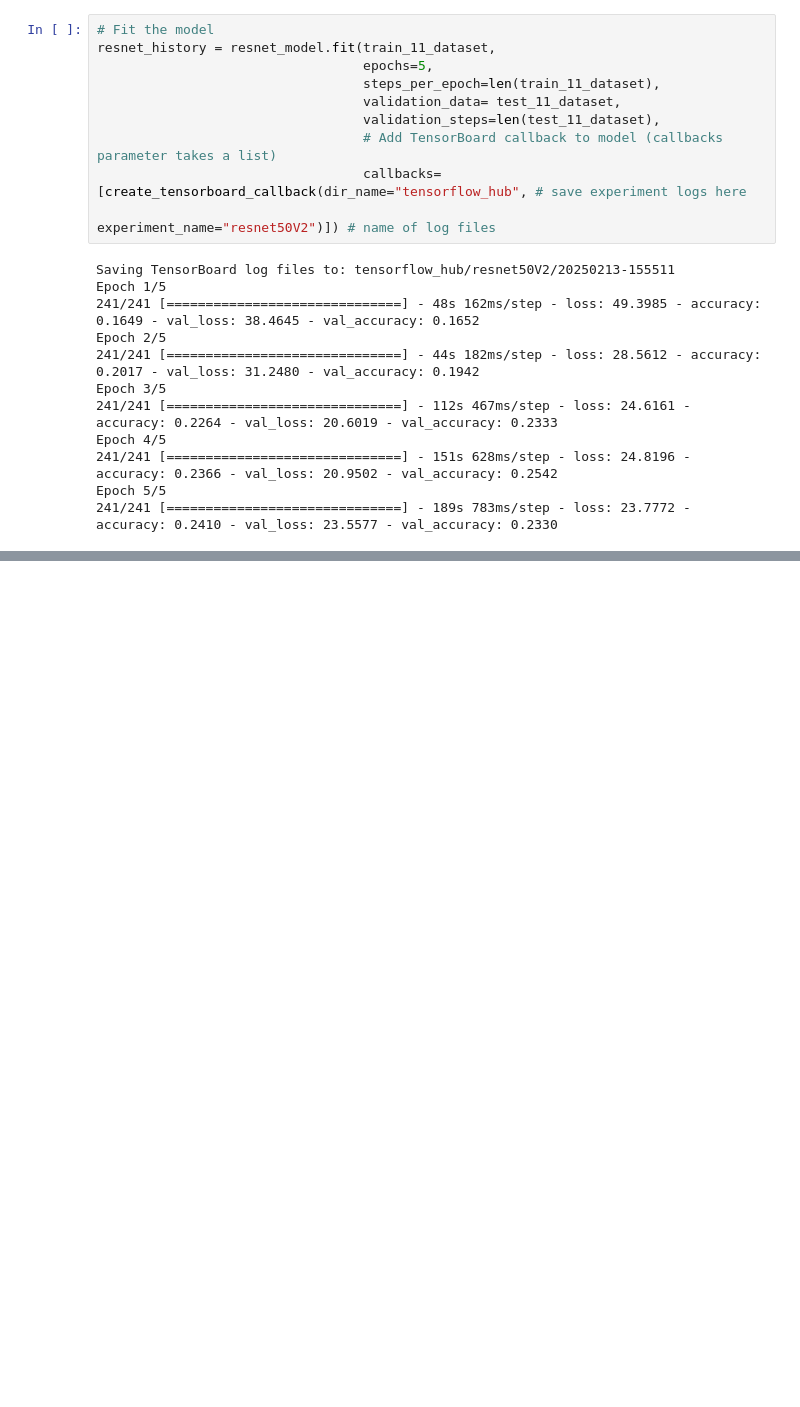
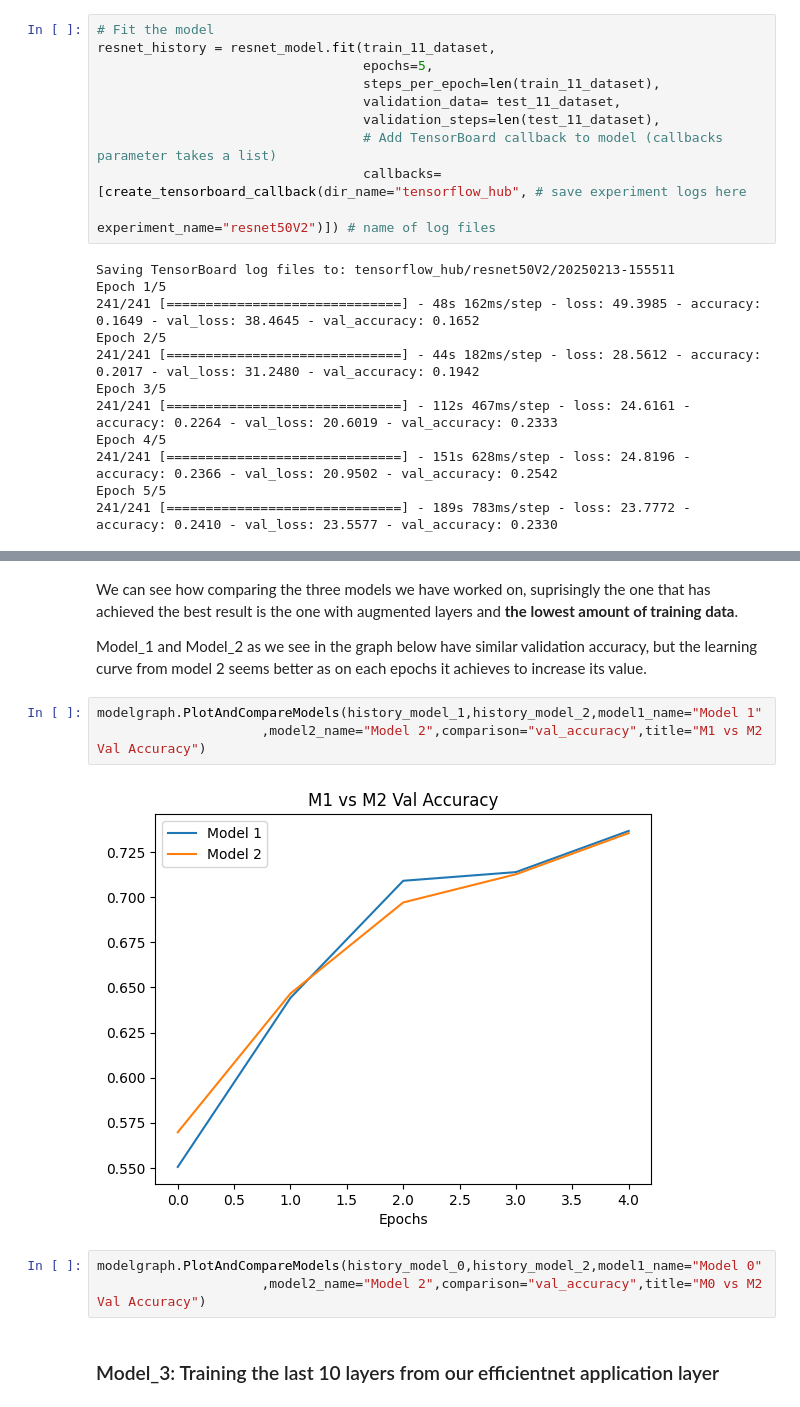
Before and after one commit to davalpez/MyKaggle, a Jupyter notebook: Tensorflow basics/TF-transfer_learning.ipynb, the cells around one changed output, grey strips where cells are left out. Saved outputs shown, nothing was run; the diff lists cells and outputs as text; blank space fills up the shorter version.

```diff
--- a/Tensorflow basics/TF-transfer_learning.ipynb
+++ b/Tensorflow basics/TF-transfer_learning.ipynb
@@ -426,0 +859,14 @@ This will be updated once a more effective solution is found for this issue.
+# %% [markdown]
+We can see how comparing the three models we have worked on, suprisingly the one that has achieved the best result is the one with augmented layers and **the lowest amount of training data**.
+
+Model_1 and Model_2 as we see in the graph below have similar validation accuracy, but the learning curve from model 2 seems better as on each epochs it achieves to increase its value.
+# %%
+modelgraph.PlotAndCompareModels(history_model_1,history_model_2,model1_name="Model 1"
+                     ,model2_name="Model 2",comparison="val_accuracy",title="M1 vs M2 Val Accuracy")
+# %% [output]
+[figure, added]
+# %%
+modelgraph.PlotAndCompareModels(history_model_0,history_model_2,model1_name="Model 0"
+                     ,model2_name="Model 2",comparison="val_accuracy",title="M0 vs M2 Val Accuracy")
+# %% [markdown]
+### Model_3:  Training the last 10 layers from our efficientnet application layer
```
Also changed, not shown: parts of 105 cells of this notebook.
